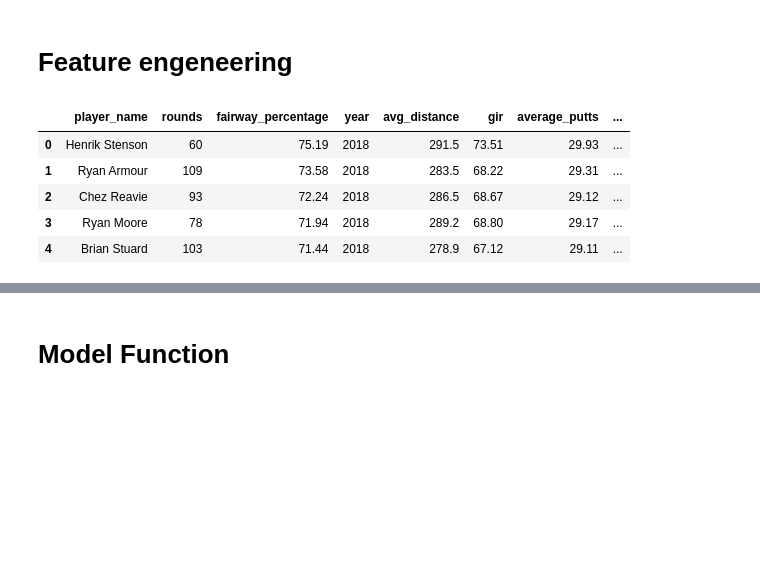
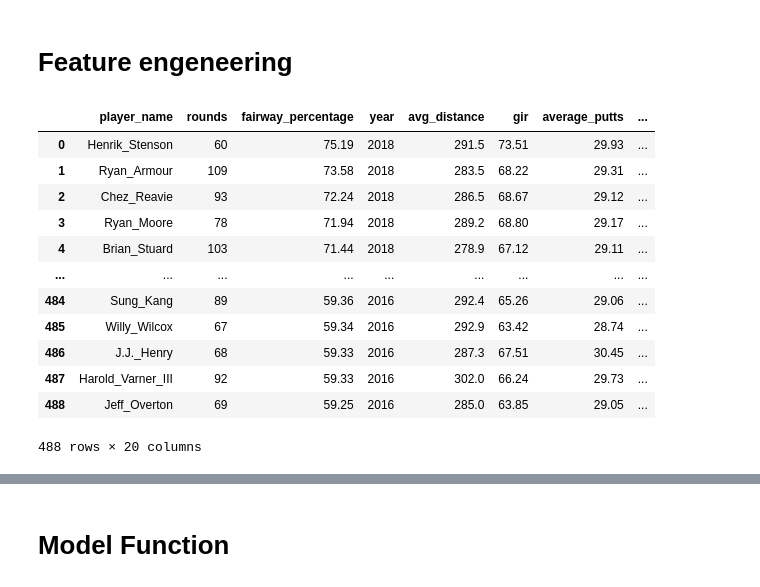
Before and after one commit to asval211/pga_golf_dataset, a Jupyter notebook: notebooks/exploratory/Elliott/Data_for_golf.ipynb, the cells around one changed output, grey strips where cells are left out. Cells and saved outputs as stored; diff of their text form; code cells hidden in the pictures; blank space fills up the shorter version.

```diff
--- a/notebooks/exploratory/Elliott/Data_for_golf.ipynb
+++ b/notebooks/exploratory/Elliott/Data_for_golf.ipynb
@@ -134,8 +134,9 @@ df["money"] = df["money"].str.replace("$", "")
 df["money"] = df["money"].str.replace(",", "")
 df["money"] = df["money"].str.replace(".", "")
 df["money"] = df["money"].astype('float64')
-
+#df["player_name"] = df["player_name"].str.replace(' ', '_')
 df.columns=df.columns.str.replace(' ', '_')
+df["player_name"] = df["player_name"].str.replace(' ', '_')
 df
 # %% [output]
 |  | player_name | rounds | fairway_percentage | year | avg_distance | gir | average_putts | ... |
@@ -166,7 +167,8 @@ min      2.465000e+04
 max      1.203046e+07
 Name: money, dtype: float64
 # %%
-df['money']=df['money'].apply(lambda x: 1 if x> 1.046144e+06 else 0)
+fift_percent = df['money'].describe()[5]
+df['money']=df['money'].apply(lambda x: 1 if x> fift_percent else 0)
 df['money'].value_counts()
 # %% [output]
 1    837
@@ -216,17 +218,24 @@ Name: wins, dtype: float64
 # %% [markdown]
 # Feature engeneering
 # %%
-df['distance_per_fairway'] = df['avg_distance'] / df['fairway_percentage']
+df['distance_fairway'] = df['avg_distance'] / df['fairway_percentage']
 # %%
 df['winners']=df['wins'].apply(lambda x: 1 if x>0 else 0)
-df.head()
+df.head(488)
 # %% [output]
 |  | player_name | rounds | fairway_percentage | year | avg_distance | gir | average_putts | ... |
-| 0 | Henrik Stenson | 60 | 75.19 | 2018 | 291.5 | 73.51 | 29.93 | ... |
-| 1 | Ryan Armour | 109 | 73.58 | 2018 | 283.5 | 68.22 | 29.31 | ... |
-| 2 | Chez Reavie | 93 | 72.24 | 2018 | 286.5 | 68.67 | 29.12 | ... |
-| 3 | Ryan Moore | 78 | 71.94 | 2018 | 289.2 | 68.80 | 29.17 | ... |
-| 4 | Brian Stuard | 103 | 71.44 | 2018 | 278.9 | 67.12 | 29.11 | ... |
+| 0 | Henrik_Stenson | 60 | 75.19 | 2018 | 291.5 | 73.51 | 29.93 | ... |
+| 1 | Ryan_Armour | 109 | 73.58 | 2018 | 283.5 | 68.22 | 29.31 | ... |
+| 2 | Chez_Reavie | 93 | 72.24 | 2018 | 286.5 | 68.67 | 29.12 | ... |
+| 3 | Ryan_Moore | 78 | 71.94 | 2018 | 289.2 | 68.80 | 29.17 | ... |
+| 4 | Brian_Stuard | 103 | 71.44 | 2018 | 278.9 | 67.12 | 29.11 | ... |
+| ... | ... | ... | ... | ... | ... | ... | ... | ... |
+| 484 | Sung_Kang | 89 | 59.36 | 2016 | 292.4 | 65.26 | 29.06 | ... |
+| 485 | Willy_Wilcox | 67 | 59.34 | 2016 | 292.9 | 63.42 | 28.74 | ... |
+| 486 | J.J._Henry | 68 | 59.33 | 2016 | 287.3 | 67.51 | 30.45 | ... |
+| 487 | Harold_Varner_III | 92 | 59.33 | 2016 | 302.0 | 66.24 | 29.73 | ... |
+| 488 | Jeff_Overton | 69 | 59.25 | 2016 | 285.0 | 63.85 | 29.05 | ... |
+488 rows × 20 columns
 # %%
 df.info()
 # %% [output]
```
Also changed, not shown: parts of 35 cells of this notebook.
